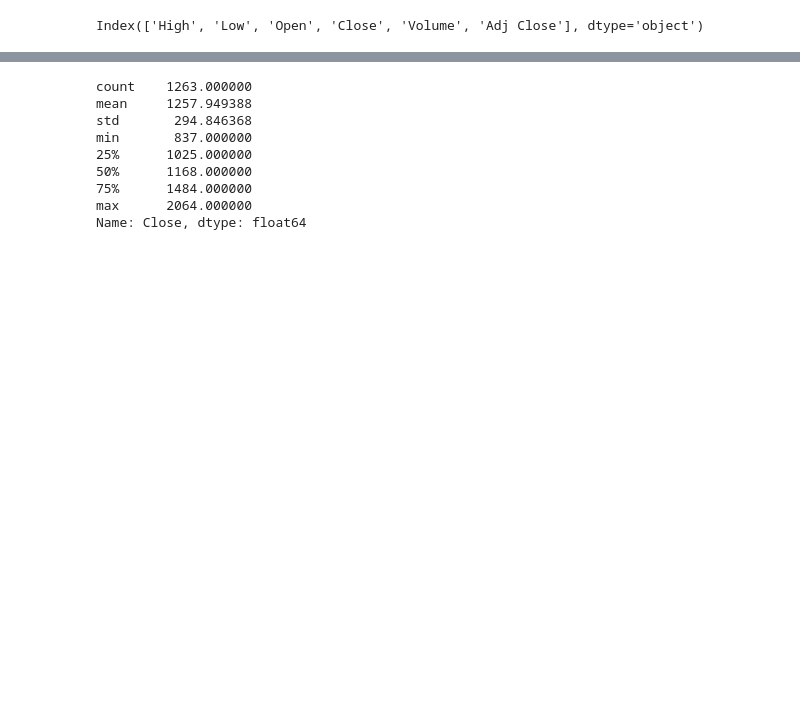
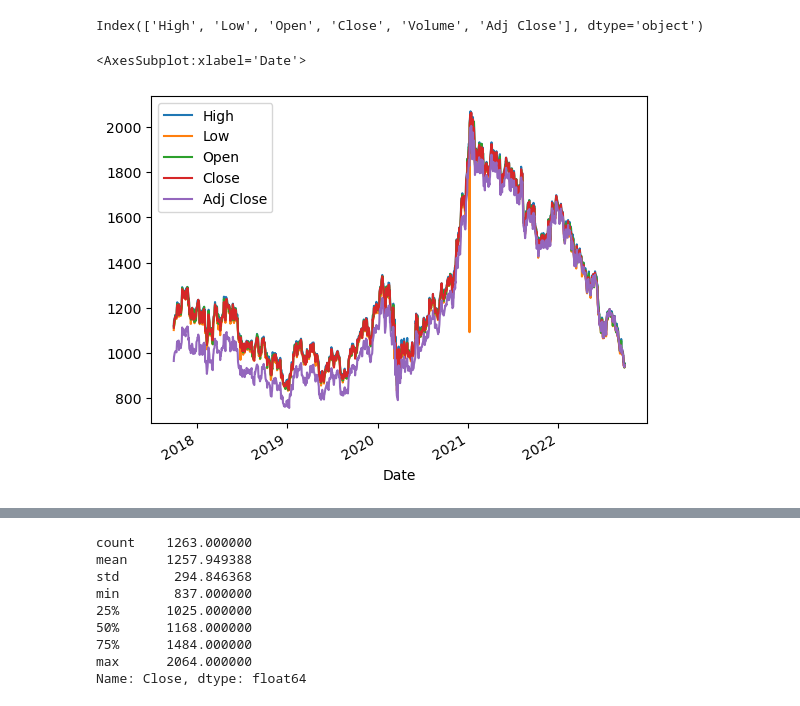
Before and after one commit to SrikarArepalli/Finance, a Jupyter notebook: SamsungElectronics.ipynb, the cells around one changed output, grey strips where cells are left out. Cells and saved outputs as stored; diff of their text form; code cells hidden in the pictures; blank space fills up the shorter version.

Commit message:
Removed Plotly Code and added default Pandas Plots

```diff
--- a/SamsungElectronics.ipynb
+++ b/SamsungElectronics.ipynb
@@ -16,7 +15,9 @@ df_samsung.columns
 Index(['High', 'Low', 'Open', 'Close', 'Volume', 'Adj Close'], dtype='object')
 # %%
 #plotting all the indicators except volume
-fig_all = px.line(df_samsung, y= ['High', 'Low', 'Open', 'Close', 'Adj Close'], title='Closing price of Samsung Electronics')
-fig_all.show()
+df_samsung[['High', 'Low', 'Open', 'Close', 'Adj Close']].plot()
+# %% [output]
+<AxesSubplot:xlabel='Date'>
+[figure, added]
 # %%
 #plotting volume of samsung shares traded
```
Also changed, not shown: parts of 4 cells of this notebook.
